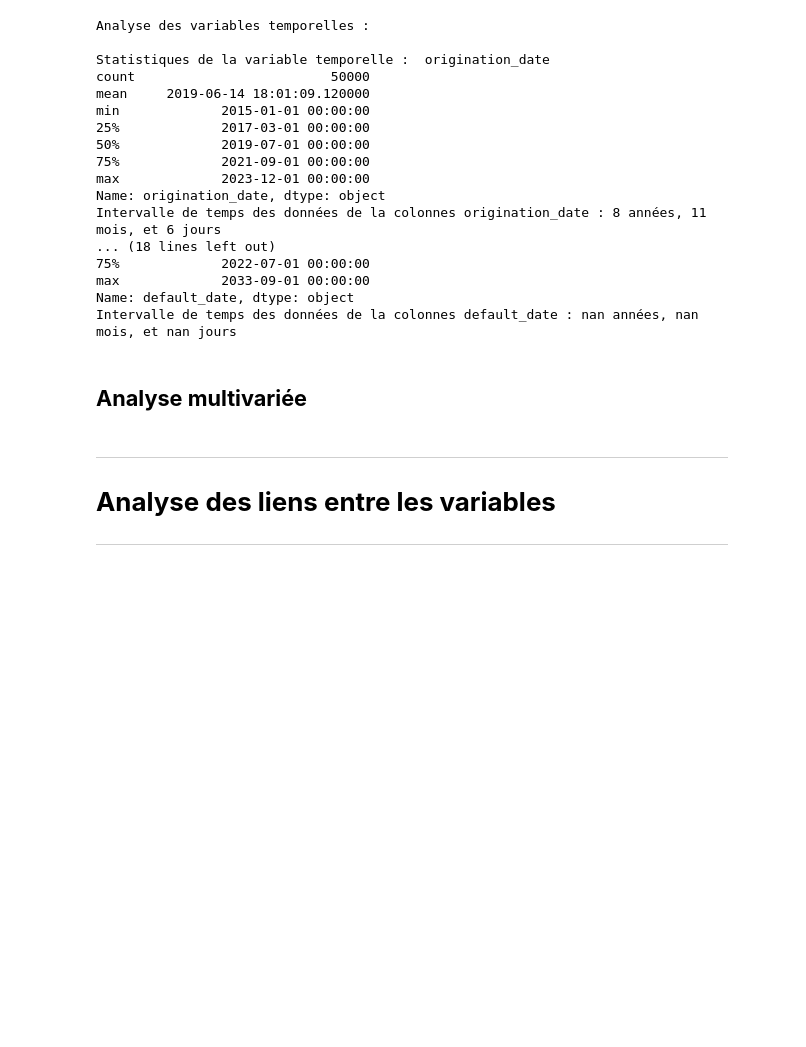
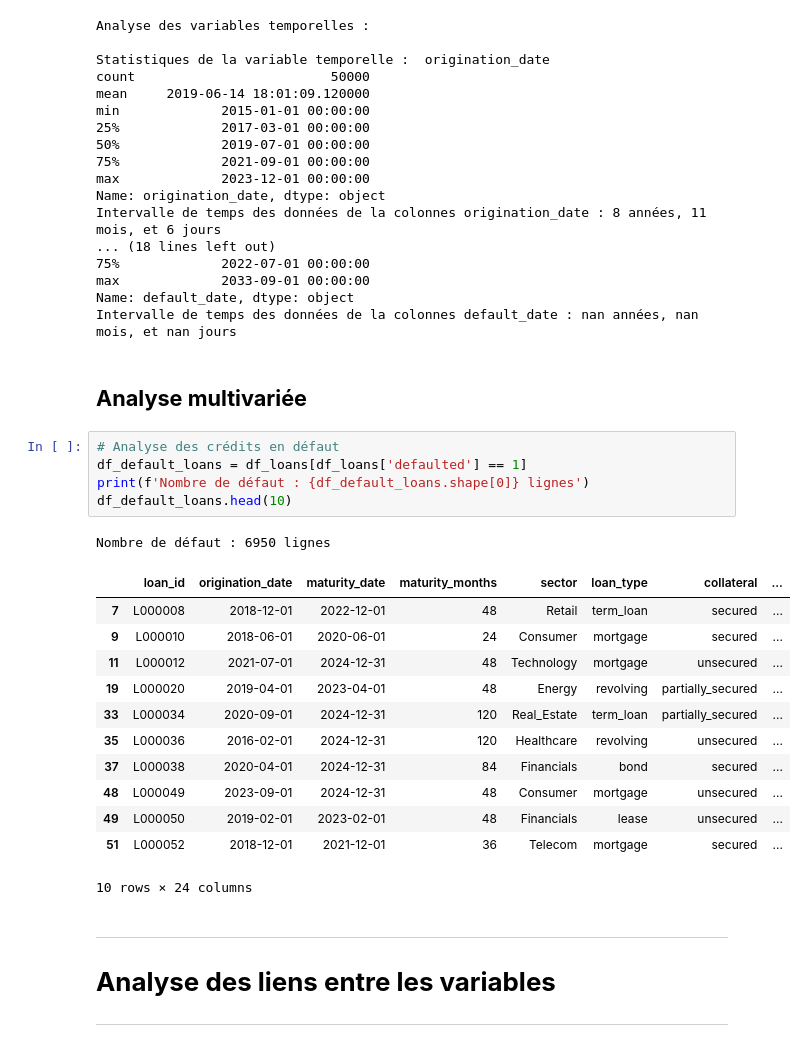
Before and after one commit to NajimDja/Analyse-risque-credit, a Jupyter notebook: analyse_credit.ipynb, the cells around one changed output. Cells and saved outputs as stored; diff of their text form; blank space fills up the shorter version.

```diff
--- a/analyse_credit.ipynb
+++ b/analyse_credit.ipynb
@@ -268,6 +319,25 @@ Name: default_date, dtype: object
 Intervalle de temps des données de la colonnes default_date : nan années, nan mois, et nan jours
 # %% [markdown]
 ## **Analyse multivariée**
+# %%
+# Analyse des crédits en défaut
+df_default_loans = df_loans[df_loans['defaulted'] == 1]
+print(f'Nombre de défaut : {df_default_loans.shape[0]} lignes')
+df_default_loans.head(10)
+# %% [output]
+Nombre de défaut : 6950 lignes
+|  | loan_id | origination_date | maturity_date | maturity_months | sector | loan_type | collateral | ... |
+| 7 | L000008 | 2018-12-01 | 2022-12-01 | 48 | Retail | term_loan | secured | ... |
+| 9 | L000010 | 2018-06-01 | 2020-06-01 | 24 | Consumer | mortgage | secured | ... |
+| 11 | L000012 | 2021-07-01 | 2024-12-31 | 48 | Technology | mortgage | unsecured | ... |
+| 19 | L000020 | 2019-04-01 | 2023-04-01 | 48 | Energy | revolving | partially_secured | ... |
+| 33 | L000034 | 2020-09-01 | 2024-12-31 | 120 | Real_Estate | term_loan | partially_secured | ... |
+| 35 | L000036 | 2016-02-01 | 2024-12-31 | 120 | Healthcare | revolving | unsecured | ... |
+| 37 | L000038 | 2020-04-01 | 2024-12-31 | 84 | Financials | bond | secured | ... |
+| 48 | L000049 | 2023-09-01 | 2024-12-31 | 48 | Consumer | mortgage | unsecured | ... |
+| 49 | L000050 | 2019-02-01 | 2023-02-01 | 48 | Financials | lease | unsecured | ... |
+| 51 | L000052 | 2018-12-01 | 2021-12-01 | 36 | Telecom | mortgage | secured | ... |
+10 rows × 24 columns
 # %% [markdown]
 ***
 # **Analyse des liens entre les variables**
```
Also changed, not shown: parts of 4 cells of this notebook.
